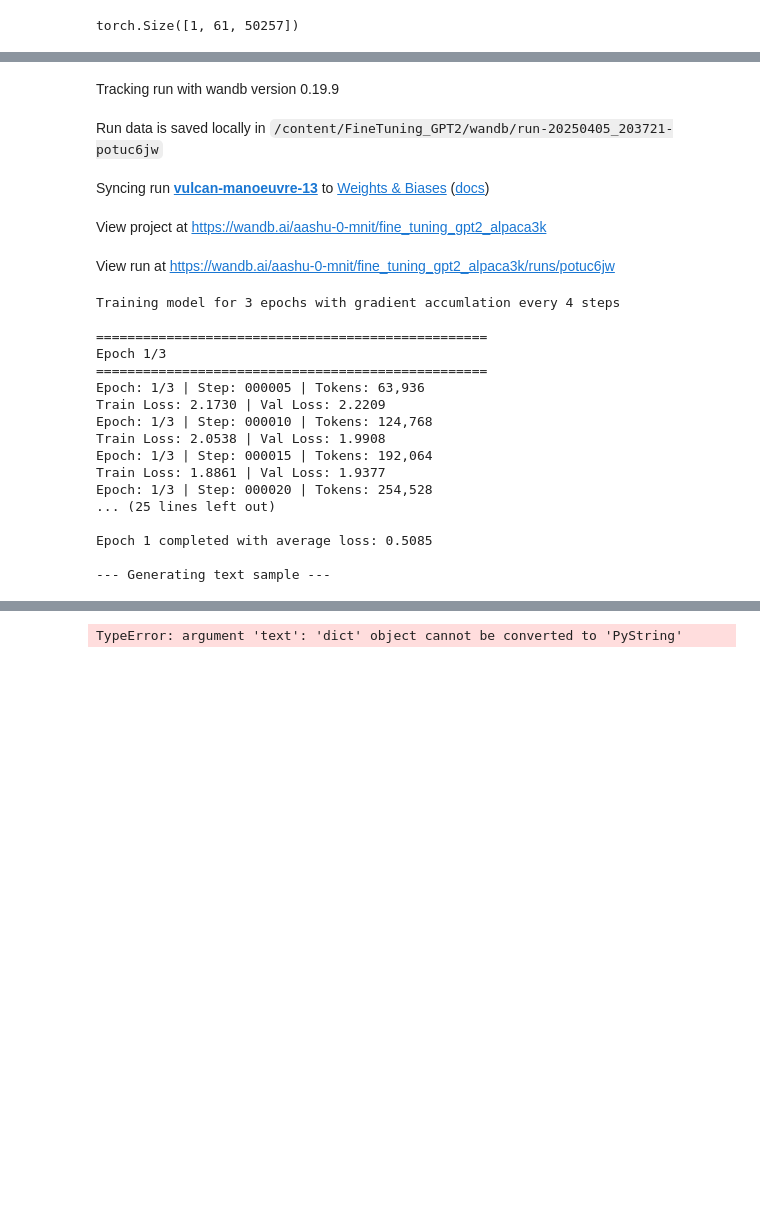
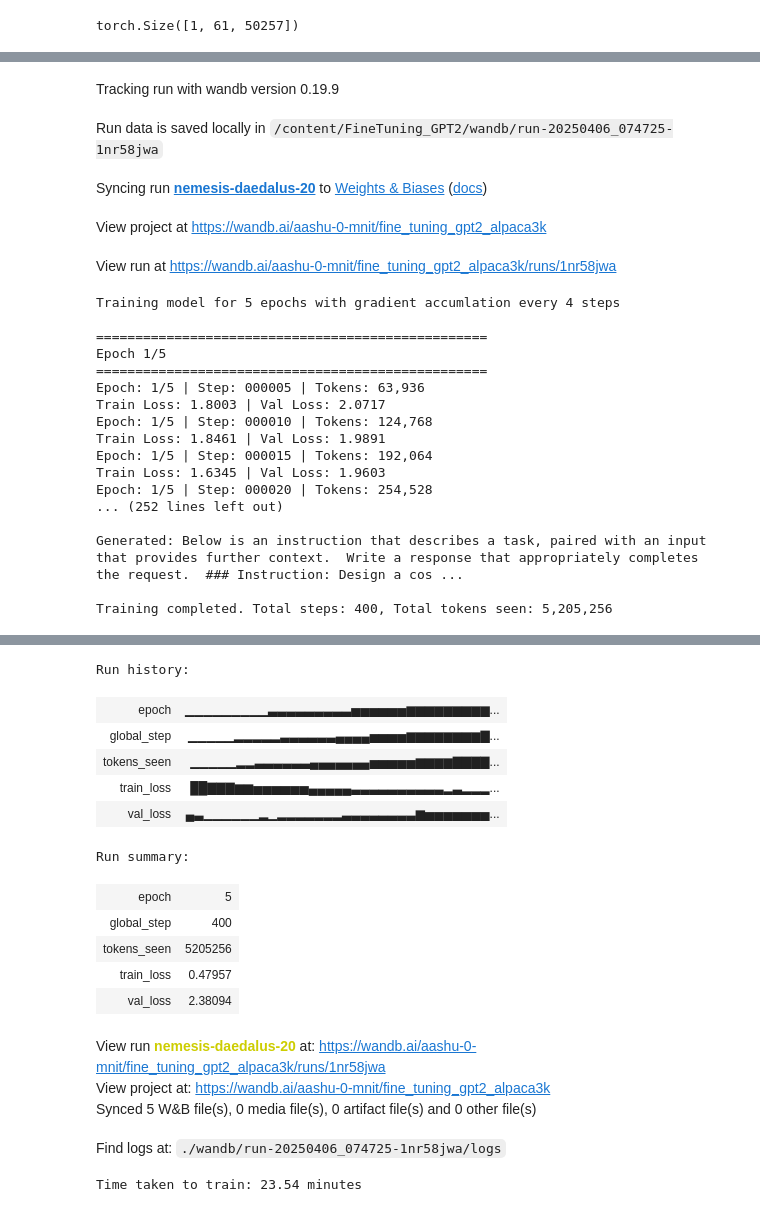
Before and after one commit to aashu-0/FineTuning_GPT2, a Jupyter notebook: fine_tune/play_finetuning.ipynb, the cells around one changed output, grey strips where cells are left out. Cells and saved outputs as stored; diff of their text form; code cells hidden in the pictures; blank space fills up the shorter version.

```diff
--- a/fine_tune/play_finetuning.ipynb
+++ b/fine_tune/play_finetuning.ipynb
@@ -179,10 +348,12 @@ True
 # %%
-from fine_tune.train import train_model_with_samples, calc_loss_batch, calc_loss_loader, evaluate_model
+from fine_tune.train import calc_loss_batch, calc_loss_loader, evaluate_model
 from fine_tune.config import TrainingConfig
 import time
 
 train_config = TrainingConfig(
-    start_context ="Write a short story",
+    num_epochs =5,
+    grad_accum_step=4,
+    batch_size=8,
     wandb_project = 'fine_tuning_gpt2_alpaca3k')
 
 model.to(device)
@@ -190,7 +361,7 @@ start_time = time.time()
 torch.manual_seed(123)
 optimizer = torch.optim.AdamW(
     model.parameters(),
-    lr=0.00005,
+    lr=0.0005,
     weight_decay=0.1)
 
 train_losses, val_losses, track_tokens_seen = train_model_with_samples(
@@ -198,7 +369,7 @@ train_losses, val_losses, track_tokens_seen = train_model_with_samples(
     train_loader,
     val_loader,
     optimizer,
-    start_context= val_data[0],
+    start_context= format_input(val_data[0]),
     device= device,
     tokenizer= tokenizer,
     config= train_config
@@ -210,24 +381,24 @@ time_in_mins = (end_time - start_time)/60
 print(f'Time taken to train: {time_in_mins:.2f} minutes')
 # %% [output]
 Tracking run with wandb version 0.19.9
-Run data is saved locally in /content/FineTuning_GPT2/wandb/run-20250405_203721-potuc6jw
+Run data is saved locally in /content/FineTuning_GPT2/wandb/run-20250406_074725-1nr58jwa
-Syncing run vulcan-manoeuvre-13 to Weights & Biases (docs)
+Syncing run nemesis-daedalus-20 to Weights & Biases (docs)
 View project at https://wandb.ai/aashu-0-mnit/fine_tuning_gpt2_alpaca3k
-View run at https://wandb.ai/aashu-0-mnit/fine_tuning_gpt2_alpaca3k/runs/potuc6jw
+View run at https://wandb.ai/aashu-0-mnit/fine_tuning_gpt2_alpaca3k/runs/1nr58jwa
-Training model for 3 epochs with gradient accumlation every 4 steps
+Training model for 5 epochs with gradient accumlation every 4 steps
 
 ==================================================
-Epoch 1/3
+Epoch 1/5
 ==================================================
-Epoch: 1/3 | Step: 000005 | Tokens: 63,936
-Train Loss: 2.1730 | Val Loss: 2.2209
-Epoch: 1/3 | Step: 000010 | Tokens: 124,768
-Train Loss: 2.0538 | Val Loss: 1.9908
-Epoch: 1/3 | Step: 000015 | Tokens: 192,064
-Train Loss: 1.8861 | Val Loss: 1.9377
-Epoch: 1/3 | Step: 000020 | Tokens: 254,528
-... (25 lines left out)
+Epoch: 1/5 | Step: 000005 | Tokens: 63,936
+Train Loss: 1.8003 | Val Loss: 2.0717
+Epoch: 1/5 | Step: 000010 | Tokens: 124,768
+Train Loss: 1.8461 | Val Loss: 1.9891
+Epoch: 1/5 | Step: 000015 | Tokens: 192,064
+Train Loss: 1.6345 | Val Loss: 1.9603
+Epoch: 1/5 | Step: 000020 | Tokens: 254,528
+... (252 lines left out)
 
-Epoch 1 completed with average loss: 0.5085
+Generated: Below is an instruction that describes a task, paired with an input that provides further context.  Write a response that appropriately completes the request.  ### Instruction: Design a cos ...
 
---- Generating text sample ---
+Training completed. Total steps: 400, Total tokens seen: 5,205,256
@@ -234 +406,17 @@ Epoch 1 completed with average loss: 0.5085
-TypeError: argument 'text': 'dict' object cannot be converted to 'PyString'
+Run history:
+| epoch | ▁▁▁▁▁▁▁▁▁▃▃▃▃▃▃▃▃▃▅▅▅▅▅▅▆▆▆▆▆▆▆▆▆... |
+| global_step | ▁▁▁▁▁▂▂▂▂▂▃▃▃▃▃▃▄▄▄▄▅▅▅▅▆▆▆▆▆▆▆▆▇... |
+| tokens_seen | ▁▁▁▁▁▂▂▃▃▃▃▃▃▄▄▄▄▄▄▄▅▅▅▅▅▆▆▆▆▇▇▇▇... |
+| train_loss | ██▇▇▇▆▆▅▅▅▅▅▅▄▄▄▄▄▃▃▃▃▃▃▃▃▃▃▂▃▂▂▂... |
+| val_loss | ▄▃▁▁▁▁▁▁▂▁▂▂▂▂▂▂▂▃▃▃▃▃▃▃▃▆▅▅▅▅▅▅▅... |
+Run summary:
+| epoch | 5 |
+| global_step | 400 |
+| tokens_seen | 5205256 |
+| train_loss | 0.47957 |
+| val_loss | 2.38094 |
+View run nemesis-daedalus-20 at: https://wandb.ai/aashu-0-mnit/fine_tuning_gpt2_alpaca3k/runs/1nr58jwa
+View project at: https://wandb.ai/aashu-0-mnit/fine_tuning_gpt2_alpaca3k
+Synced 5 W&B file(s), 0 media file(s), 0 artifact file(s) and 0 other file(s)
+Find logs at: ./wandb/run-20250406_074725-1nr58jwa/logs
+Time taken to train: 23.54 minutes
```
Also changed, not shown: parts of 11 cells of this notebook.
